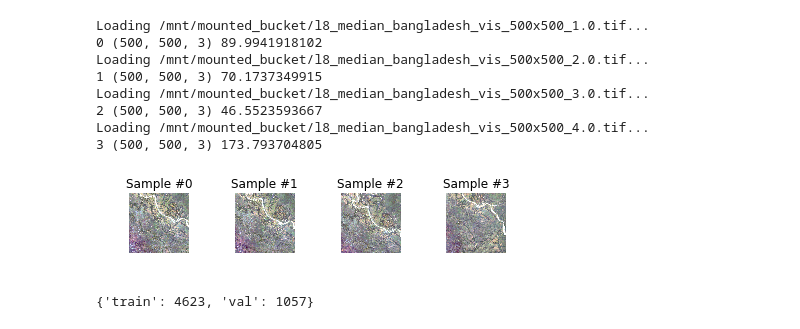
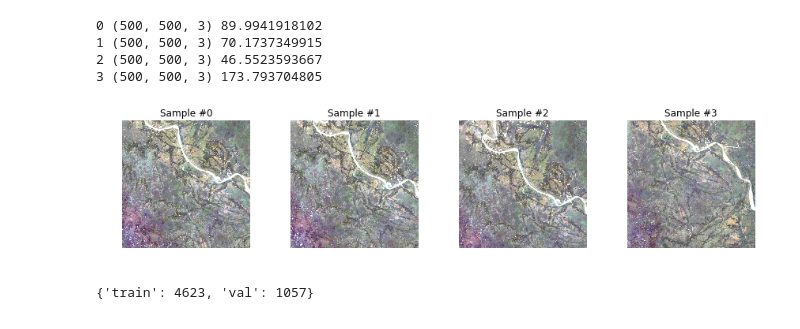
Before and after one commit to chrisyeh96/india-poverty, a Jupyter notebook: pytorch/transfer_learning.ipynb, the cells around one changed output. Cells and saved outputs as stored; diff of their text form; code cells hidden in the pictures.

```diff
--- a/pytorch/transfer_learning.ipynb
+++ b/pytorch/transfer_learning.ipynb
@@ -42,36 +42,32 @@ val_dataset = BangladeshDataset(csv_file=val_bangladesh_csv_path,
 image_datasets = {'train': train_dataset, 'val': val_dataset}
 # %%
 # visualize a few images from training set
-fig = plt.figure()
+fig = plt.figure(figsize=(12, 3))
 
 for i in range(len(image_datasets['train'])):
     image, label = image_datasets['train'][i]
     image = np.array(image)
 
     print(i, image.shape, label)
 
     ax = plt.subplot(1, 4, i + 1)
     plt.tight_layout()
     ax.set_title('Sample #{}'.format(i))
     ax.axis('off')
 
     # expects images with shape image.shape = (500, 500, 3)
     plt.imshow(image)
     plt.pause(0.001)  # pause a bit so that plots are updated
 
     if i == 3:
         plt.show()
         break
 # %% [output]
-Loading /mnt/mounted_bucket/l8_median_bangladesh_vis_500x500_1.0.tif...
 0 (500, 500, 3) 89.9941918102
-Loading /mnt/mounted_bucket/l8_median_bangladesh_vis_500x500_2.0.tif...
 1 (500, 500, 3) 70.1737349915
-Loading /mnt/mounted_bucket/l8_median_bangladesh_vis_500x500_3.0.tif...
 2 (500, 500, 3) 46.5523593667
-Loading /mnt/mounted_bucket/l8_median_bangladesh_vis_500x500_4.0.tif...
 3 (500, 500, 3) 173.793704805
-[figure, old version]
+[figure, new version]
 # %%
 data_transforms = {
     'train': transforms.Compose([
```
Also changed, not shown: 2 other files.
